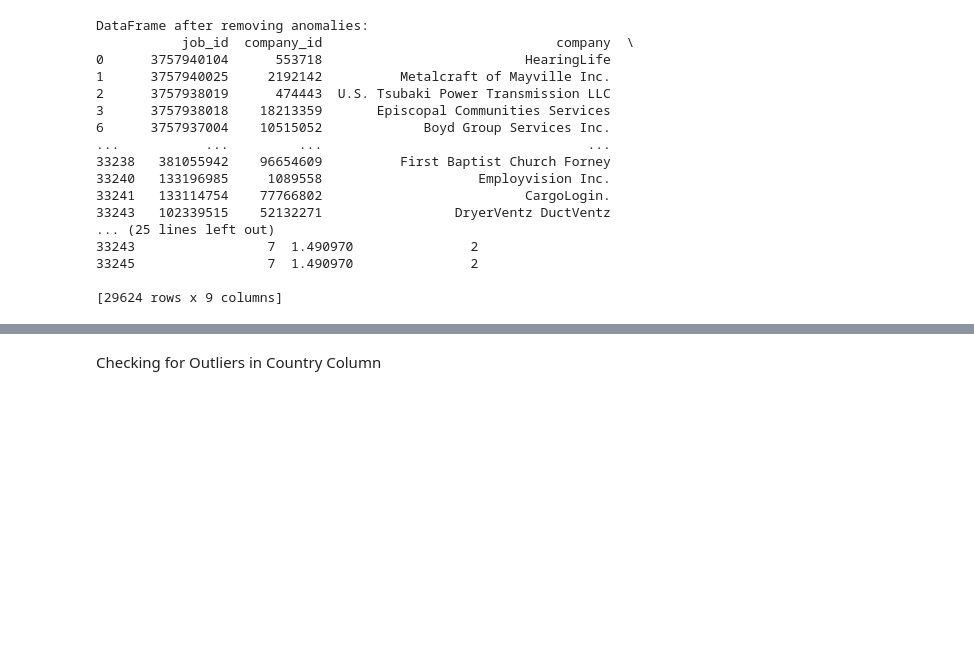
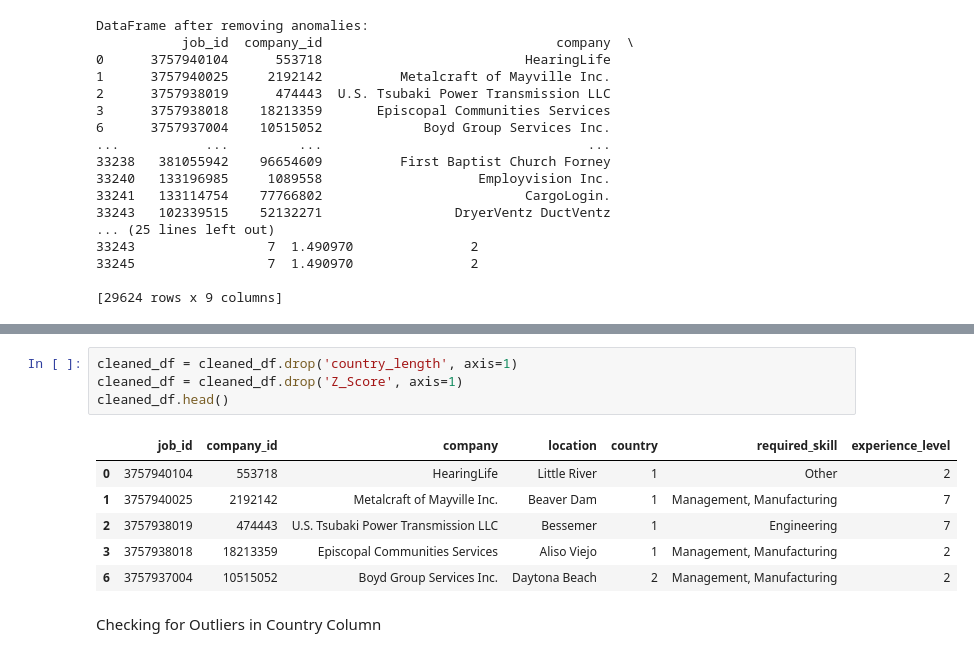
Before and after one commit to FlorianHalimi/LinkedIn-Job-Analysis-Data-Preprocessing-Visualization, a Jupyter notebook: data_preprocessing.ipynb, the cells around one changed output, grey strips where cells are left out. Drawn from its saved outputs; the diff is of its cells as text; blank space fills up the shorter version.

```diff
--- a/data_preprocessing.ipynb
+++ b/data_preprocessing.ipynb
@@ -601,3 +560,14 @@ merged_data
+# %%
+cleaned_df = cleaned_df.drop('country_length', axis=1)
+cleaned_df = cleaned_df.drop('Z_Score', axis=1)
+cleaned_df.head()
+# %% [output]
+|  | job_id | company_id | company | location | country | required_skill | experience_level |
+| 0 | 3757940104 | 553718 | HearingLife | Little River | 1 | Other | 2 |
+| 1 | 3757940025 | 2192142 | Metalcraft of Mayville Inc. | Beaver Dam | 1 | Management, Manufacturing | 7 |
+| 2 | 3757938019 | 474443 | U.S. Tsubaki Power Transmission LLC | Bessemer | 1 | Engineering | 7 |
+| 3 | 3757938018 | 18213359 | Episcopal Communities Services | Aliso Viejo | 1 | Management, Manufacturing | 2 |
+| 6 | 3757937004 | 10515052 | Boyd Group Services Inc. | Daytona Beach | 2 | Management, Manufacturing | 2 |
 # %% [markdown]
 Checking for Outliers in Country Column
 # %%
```
Also changed, not shown: parts of 16 cells of this notebook.
